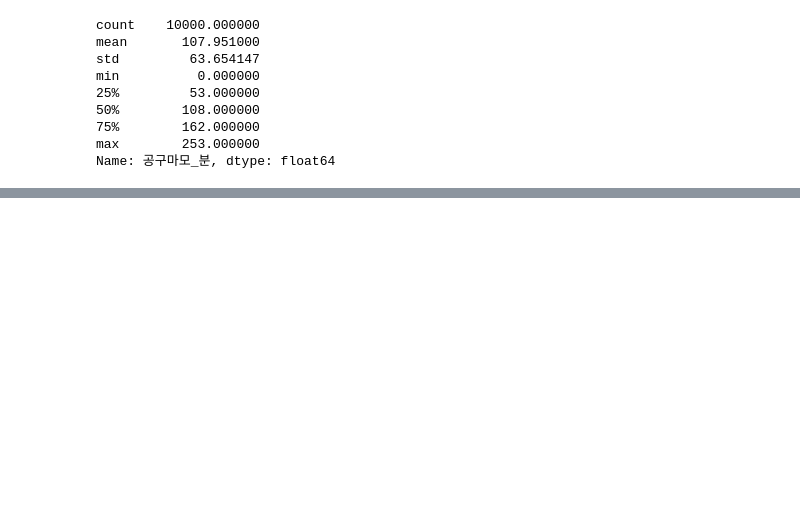
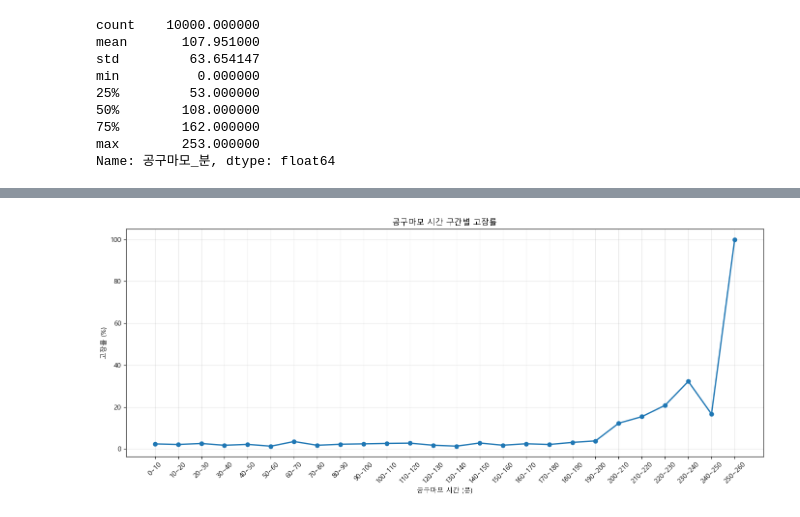
Before and after one commit to parkjunsu3321/Milling_Machine_Predictive, a Jupyter notebook: EDA/EDA.ipynb, the cells around one changed output, grey strips where cells are left out. Cells and saved outputs as stored; diff of their text form; code cells hidden in the pictures; blank space fills up the shorter version.

```diff
--- a/EDA/EDA.ipynb
+++ b/EDA/EDA.ipynb
@@ -407,9 +409,9 @@ import numpy as np
 import pandas as pd
 import matplotlib.pyplot as plt
 
-# 토크 5 Nm 단위 구간
-bins = np.arange(0, 81, 5)
-labels = [f'{i}~{i+5}' for i in range(0, 80, 5)]
+# 공구마모 10분 단위 구간
+bins = np.arange(0, 261, 10)
+labels = [f'{i}~{i+10}' for i in range(0, 260, 10)]
 
 df_fail['공구마모_구간'] = pd.cut(
     df_fail['공구마모_분'],
@@ -418,7 +420,7 @@ df_fail['공구마모_구간'] = pd.cut(
     right=False
 )
 
-torque_failure = df_fail.groupby(
+wear_failure = df_fail.groupby(
     '공구마모_구간',
     observed=True
 ).agg(
@@ -427,6 +429,6 @@ torque_failure = df_fail.groupby(
     고장률=('기계고장', 'mean')
 ).reset_index()
 
-torque_failure['고장률'] *= 100
+wear_failure['고장률'] *= 100
 
-torque_failure
+wear_failure
@@ -432,0 +453,20 @@ torque_failure
+# %%
+plt.figure(figsize=(14, 6))
+
+plt.plot(
+    wear_failure['공구마모_구간'],
+    wear_failure['고장률'],
+    marker='o',
+    linewidth=2
+)
+
+plt.xlabel('공구마모 시간 (분)')
+plt.ylabel('고장률 (%)')
+plt.title('공구마모 시간 구간별 고장률')
+
+plt.xticks(rotation=45)
+plt.grid(True, alpha=0.3)
+plt.tight_layout()
+plt.show()
+# %% [output]
+[figure, added]
```
Also changed, not shown: parts of 20 cells of this notebook.
